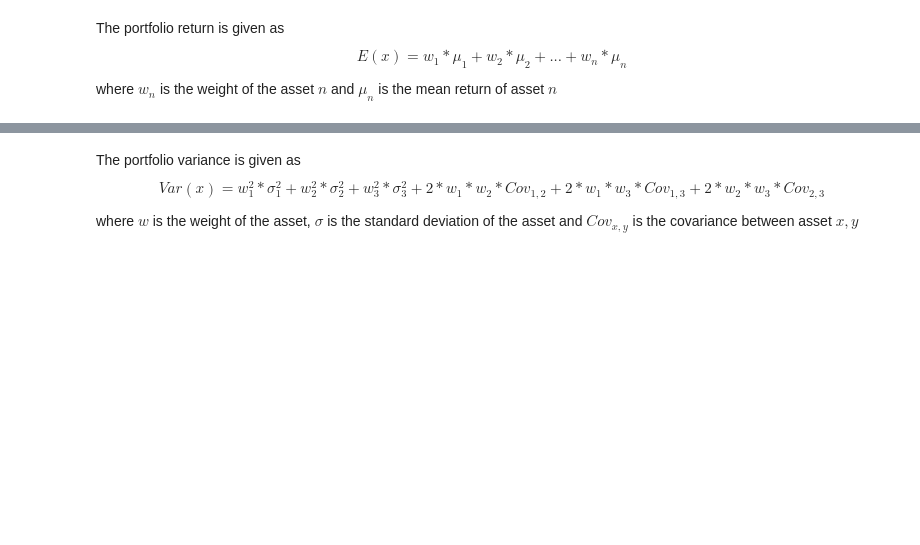
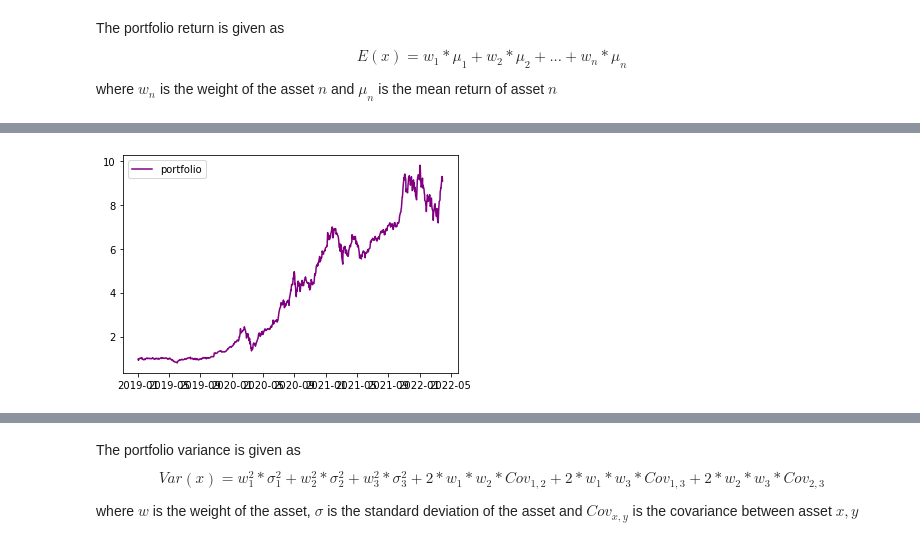
Before and after one commit to yapicikerem/Numecon_workspace, a Jupyter notebook: dataproject/test.ipynb, the cells around one changed output, grey strips where cells are left out. Cells and saved outputs as stored; diff of their text form; code cells hidden in the pictures; blank space fills up the shorter version.

```diff
--- a/dataproject/test.ipynb
+++ b/dataproject/test.ipynb
@@ -62,3 +100,12 @@ where $w_n$ is the weight of the asset $n$ and $\mu_n$ is the mean return of ass
+# %%
+# Plot the portfolio cumulative returns only
+fig, ax = plt.subplots()
+ax.plot(daily_cum_ret.index, daily_cum_ret.Portfolio, color='purple', label="portfolio")
+ax.xaxis.set_major_locator
+plt.legend()
+plt.show()
+# %% [output]
+[figure, added]
 # %%
 #Choosing random weights for AAPL, MSFT TSLA
 weights = [0.25,0.25,0.5]
```
Also changed, not shown: parts of 14 cells of this notebook.
